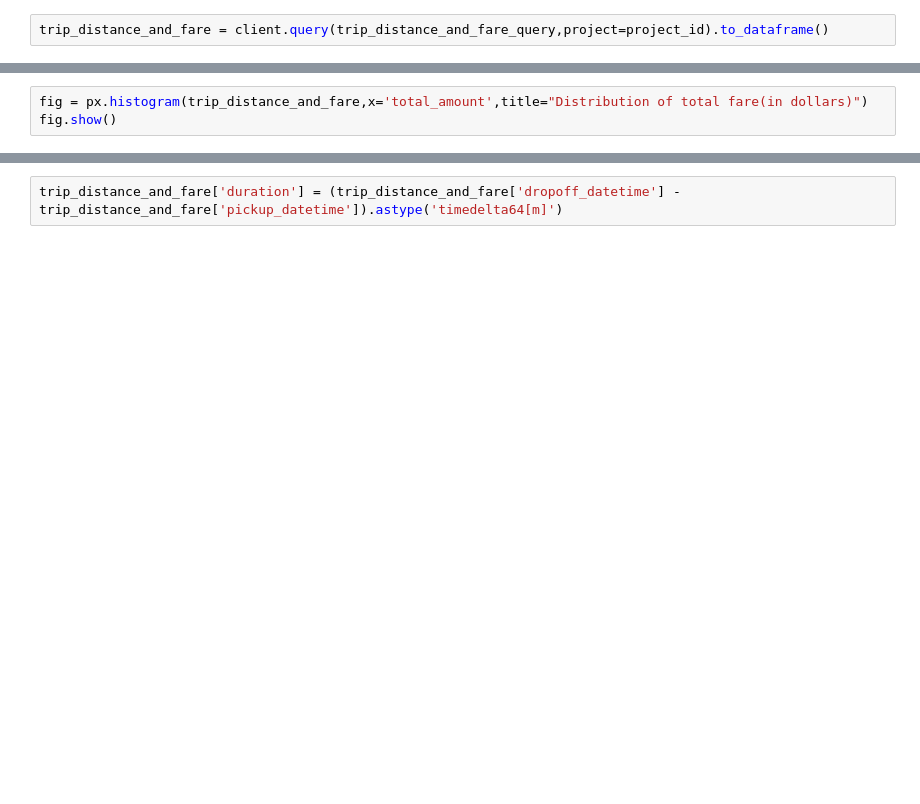
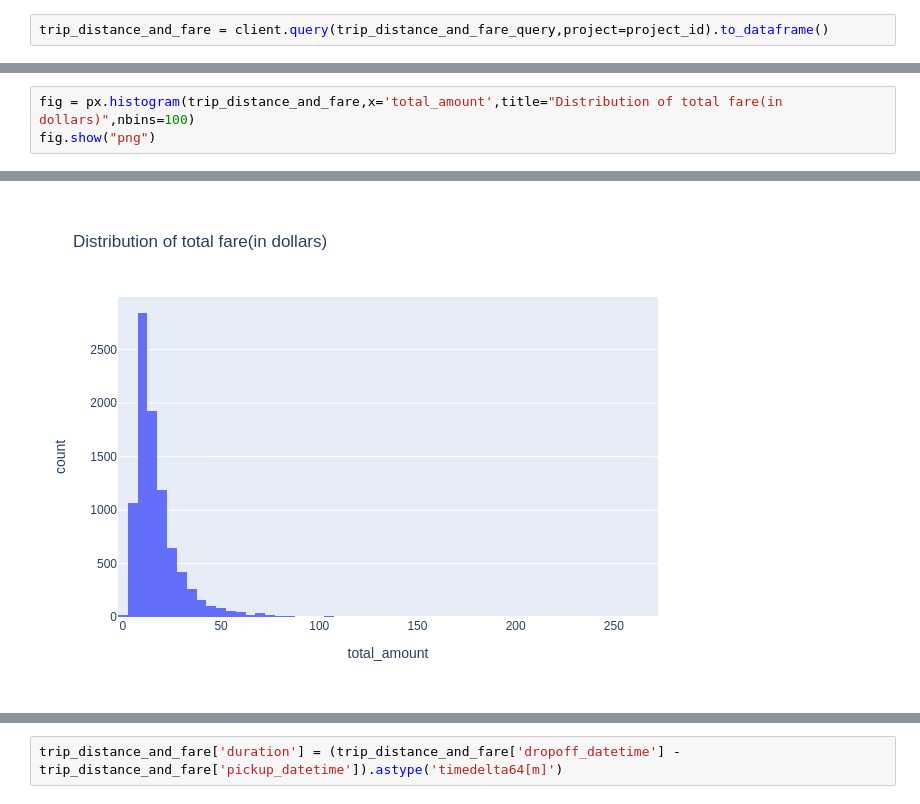
Before and after one commit to anusreeb/Experiments, a Jupyter notebook: nyc_taxi_data/nyc_taxi_data.ipynb, the cells around one changed output, grey strips where cells are left out. Drawn from its saved outputs; the diff is of its cells as text; blank space fills up the shorter version.

```diff
--- a/nyc_taxi_data/nyc_taxi_data.ipynb
+++ b/nyc_taxi_data/nyc_taxi_data.ipynb
@@ -44,4 +85,4 @@ median distance  1.6
 # %%
-fig = px.histogram(trip_distance_and_fare,x='total_amount',title="Distribution of total fare(in dollars)")
-fig.show()
+fig = px.histogram(trip_distance_and_fare,x='total_amount',title="Distribution of total fare(in dollars)",nbins=100)
+fig.show("png")
 # %% [output]
@@ -49,3 +89,4 @@ fig.show()
+[figure, added]
 # %%
 print("median fare ",trip_distance_and_fare['total_amount'].median())
 # %% [output]
```
Also changed, not shown: parts of 21 cells of this notebook.
